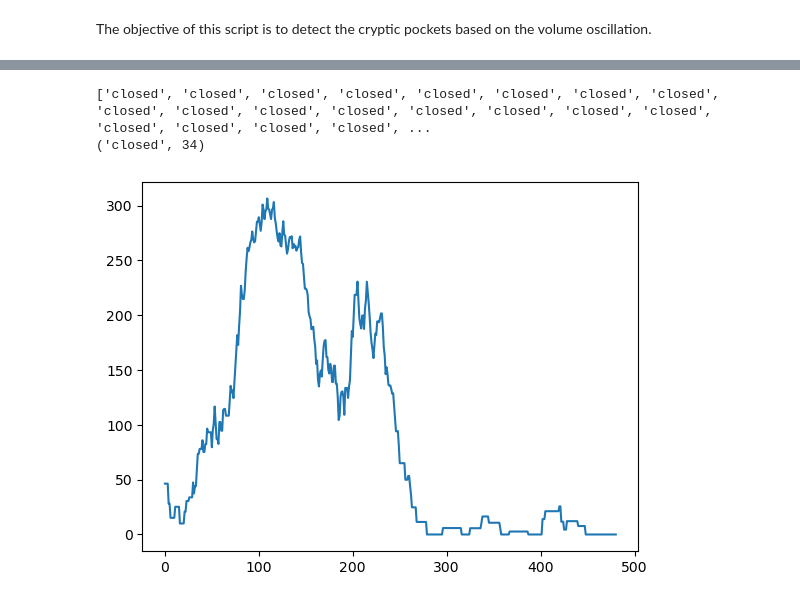
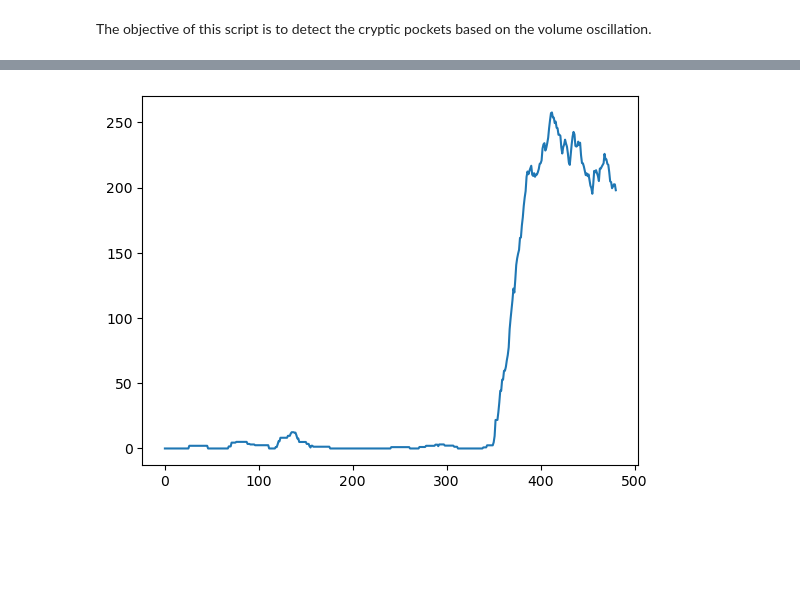
Before and after one commit to alexpergar-phd/pocket_project, a Jupyter notebook: 02_cryptic_pocket_detection/cryptic_pocket_detection.ipynb, the cells around one changed output, grey strips where cells are left out. Drawn from its saved outputs; the diff is of its cells as text; code cells hidden in the pictures; blank space fills up the shorter version.

```diff
--- a/02_cryptic_pocket_detection/cryptic_pocket_detection.ipynb
+++ b/02_cryptic_pocket_detection/cryptic_pocket_detection.ipynb
@@ -284,6 +333,4 @@ df[(df['n_closed_start'] >= 10) & (df['perc_open'] >= 10)]
 # %%
-plot_volumes(dynid=11, trajid=10187, pocketid=0)
+plot_volumes(dynid=35, trajid=10387, pocketid=25)
 # %% [output]
-['closed', 'closed', 'closed', 'closed', 'closed', 'closed', 'closed', 'closed', 'closed', 'closed', 'closed', 'closed', 'closed', 'closed', 'closed', 'closed', 'closed', 'closed', 'closed', 'closed', ...
-('closed', 34)
-[figure, old version]
+[figure, new version]
```
Also changed, not shown: parts of 6 cells of this notebook, 2 other files.
